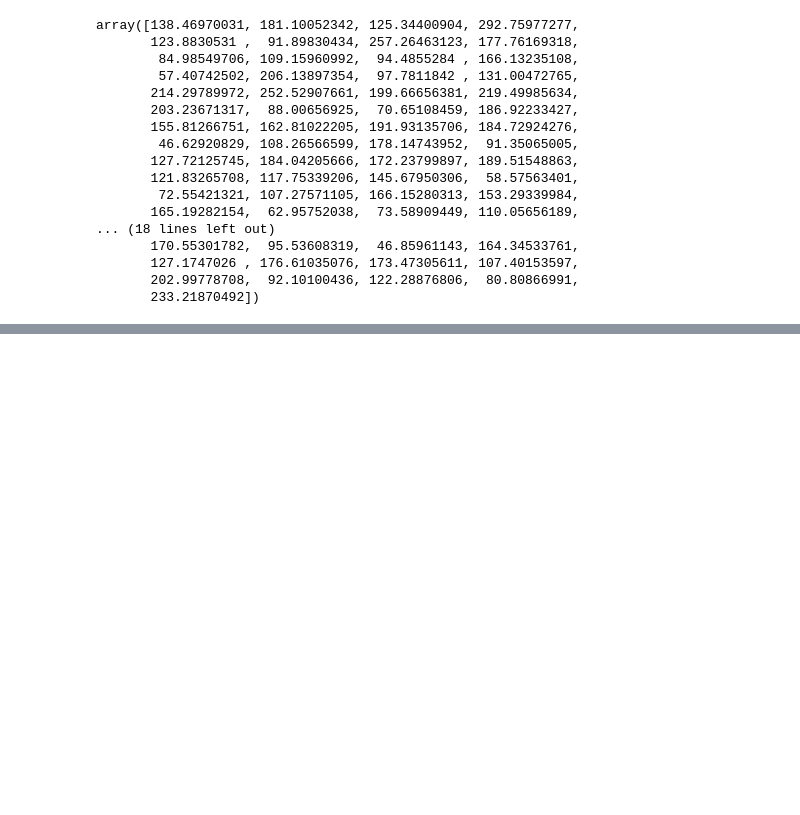
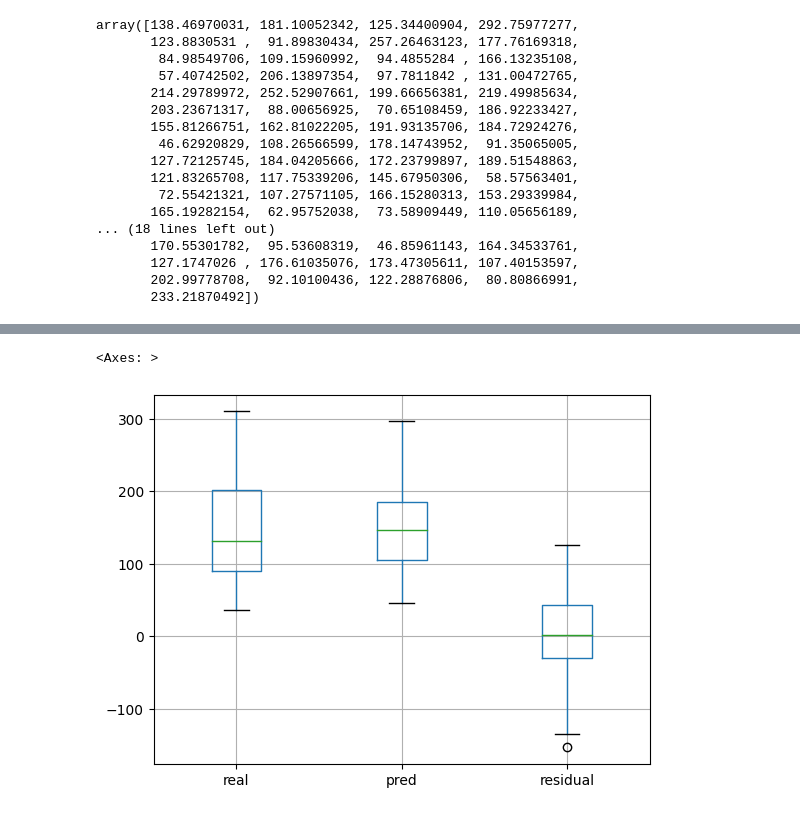
Before and after one commit to JoseJesusLaCasaNieto/Mastermind, a Jupyter notebook: Machine_Learning_I_Regression/Projects/Linear_Regression_Project.ipynb, the cells around one changed output, grey strips where cells are left out. Drawn from its saved outputs; the diff is of its cells as text; code cells hidden in the pictures; blank space fills up the shorter version.

```diff
--- a/Machine_Learning_I_Regression/Projects/Linear_Regression_Project.ipynb
+++ b/Machine_Learning_I_Regression/Projects/Linear_Regression_Project.ipynb
@@ -382,0 +422,4 @@ array([138.46970031, 181.10052342, 125.34400904, 292.75977277,
+# %%
+results = pd.DataFrame(np.c_[y_test, y_pred], columns=['real', 'pred'])
+# %%
+results['residual'] = results['real'] - results['pred']
@@ -382,0 +438,5 @@ array([138.46970031, 181.10052342, 125.34400904, 292.75977277,
+# %%
+results.boxplot()
+# %% [output]
+<Axes: >
+[figure, added]
```
Also changed, not shown: parts of 7 cells of this notebook.
